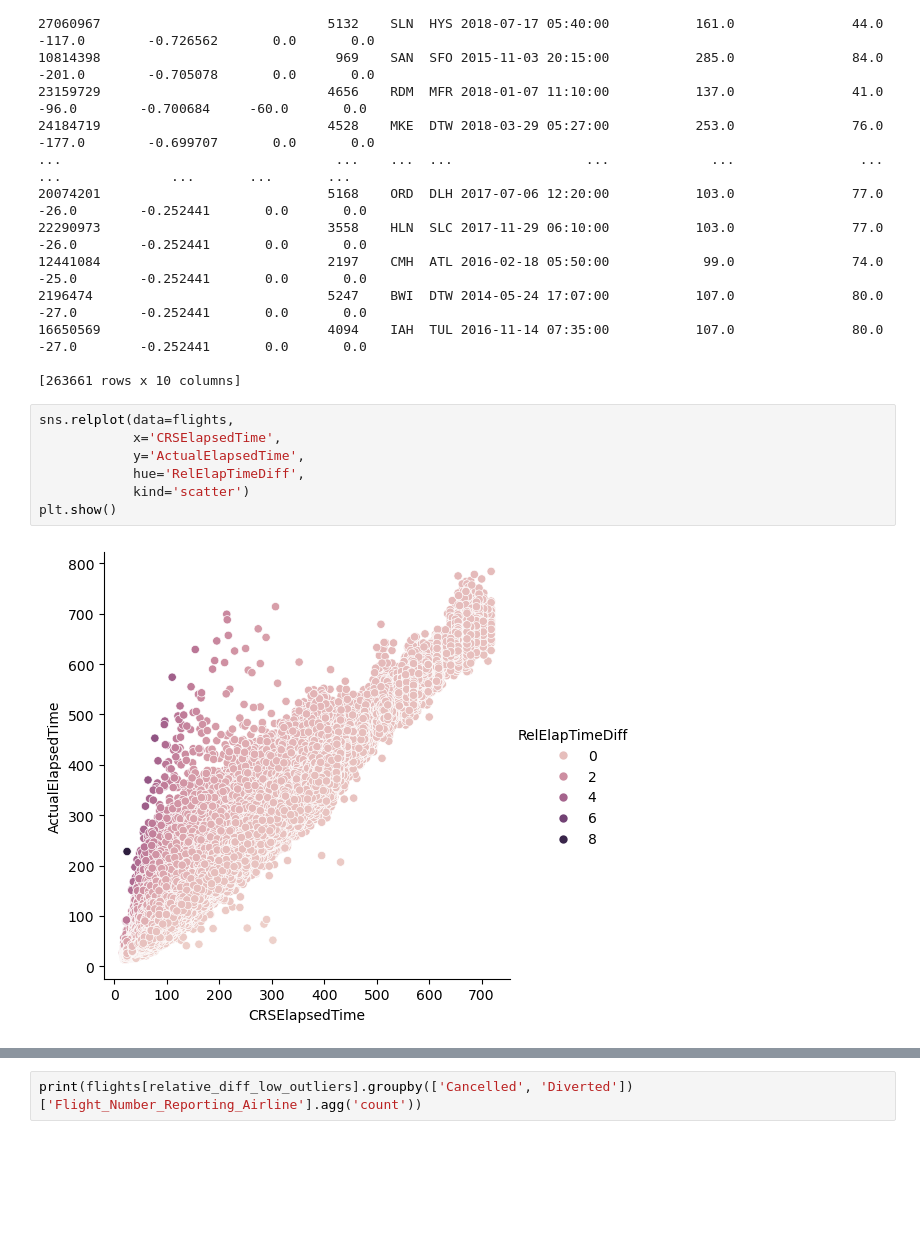
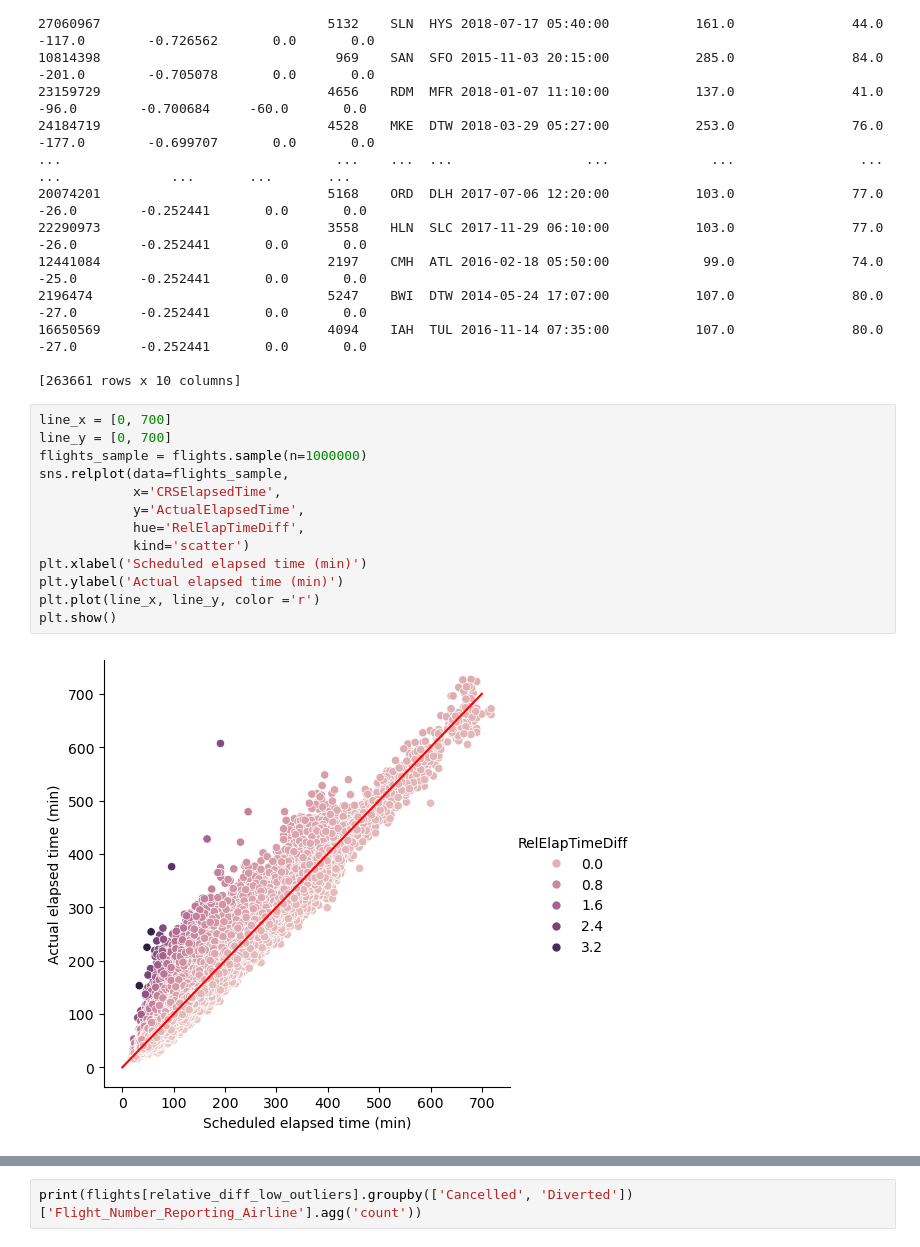
Before and after one commit to kholodov-a/Springboard_repo, a Jupyter notebook: CS2-flights-delay-REPO/notebooks/functions.ipynb, the cells around one changed output, grey strips where cells are left out. Saved outputs shown, nothing was run; the diff lists cells and outputs as text; blank space fills up the shorter version.

```diff
--- a/CS2-flights-delay-REPO/notebooks/functions.ipynb
+++ b/CS2-flights-delay-REPO/notebooks/functions.ipynb
@@ -418,12 +418,18 @@ pd.reset_option('display.width')
 16650569                             4094    IAH  TUL 2016-11-14 07:35:00           107.0               80.0            -27.0        -0.252441       0.0       0.0
 
 [263661 rows x 10 columns]
-# %%
-sns.relplot(data=flights,
-            x='CRSElapsedTime',
-            y='ActualElapsedTime',
-            hue='RelElapTimeDiff',
-            kind='scatter')
-plt.show()
-# %% [output]
-[figure, removed]
+# %%
+line_x = [0, 700]
+line_y = [0, 700]
+flights_sample = flights.sample(n=1000000)
+sns.relplot(data=flights_sample,
+            x='CRSElapsedTime',
+            y='ActualElapsedTime',
+            hue='RelElapTimeDiff',
+            kind='scatter')
+plt.xlabel('Scheduled elapsed time (min)')
+plt.ylabel('Actual elapsed time (min)')
+plt.plot(line_x, line_y, color ='r')
+plt.show()
+# %% [output]
+[figure, added]
```
Also changed, not shown: parts of 2 cells of this notebook, 1 other file.
